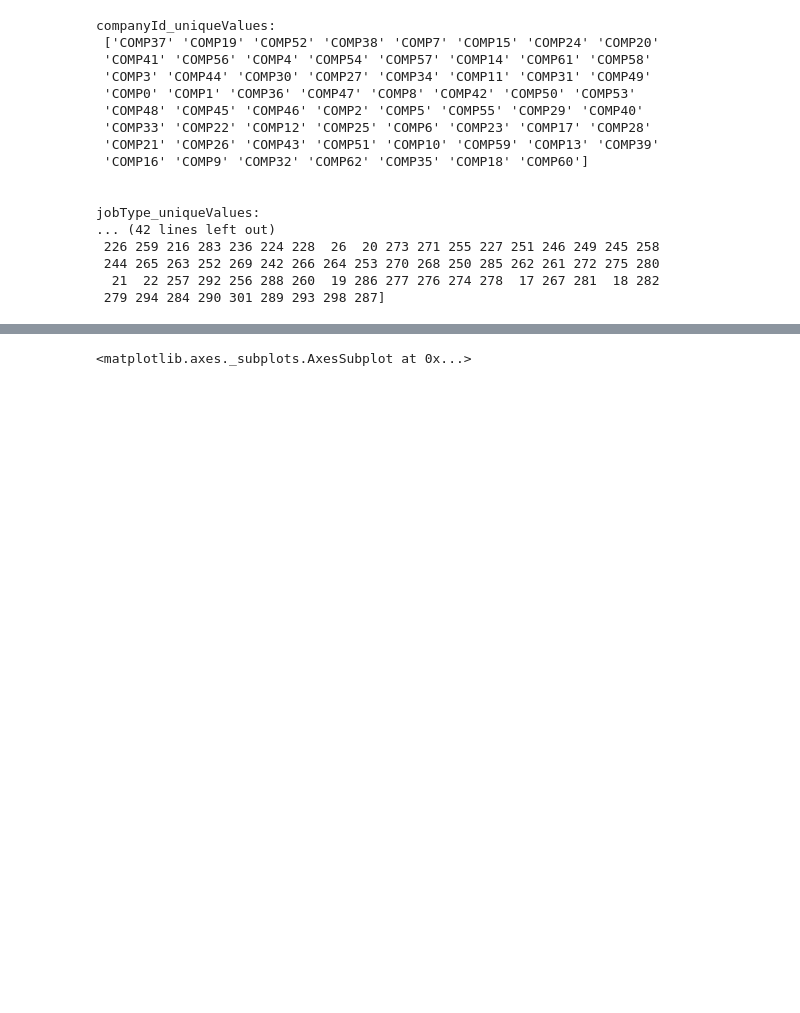
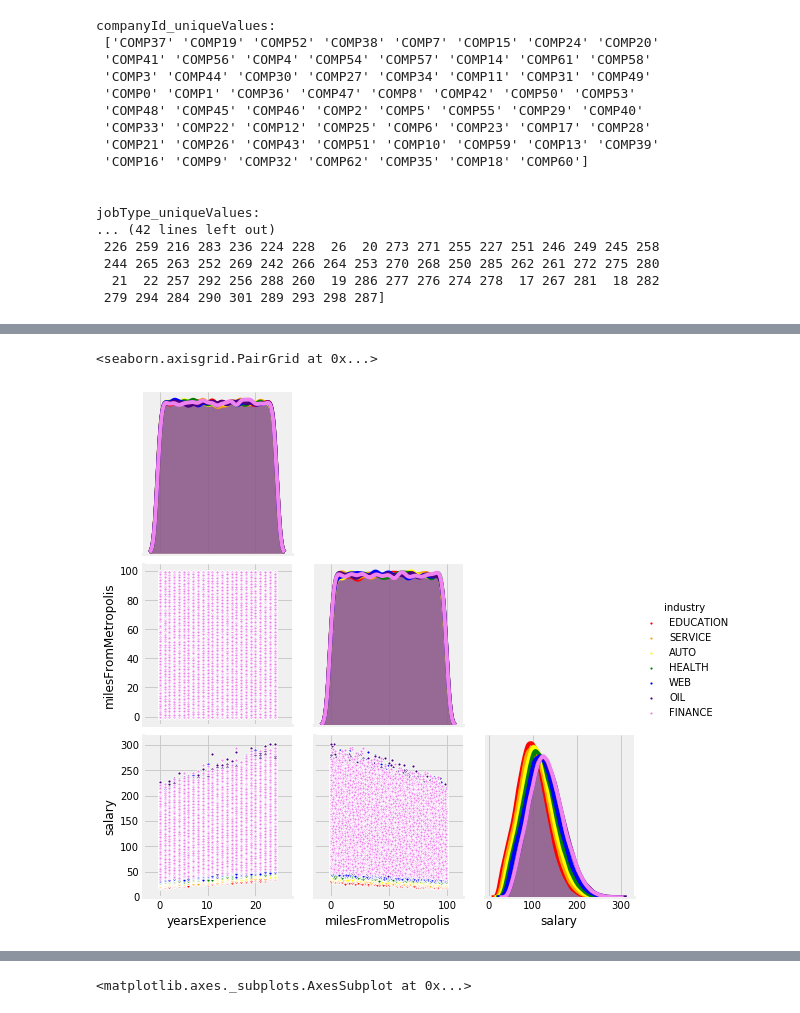
Before and after one commit to Ashur59/salarypredictionportfolio, a Jupyter notebook: Salary Prediction Notebook.ipynb, the cells around one changed output, grey strips where cells are left out. Drawn from its saved outputs; the diff is of its cells as text; code cells hidden in the pictures; blank space fills up the shorter version.

```diff
--- a/Salary Prediction Notebook.ipynb
+++ b/Salary Prediction Notebook.ipynb
@@ -437,0 +445,8 @@ train_data.groupby('milesFromMetropolis')['salary'].describe()
+# %%
+sns.pairplot(train, hue="industry",
+             hue_order=['EDUCATION', 'SERVICE', 'AUTO', 'HEALTH', 'WEB', 'OIL', 'FINANCE'],
+             palette={'EDUCATION':'red', 'SERVICE':'orange', 'AUTO':'yellow', 'HEALTH':'green', 'WEB':'blue', 'OIL':'indigo', 'FINANCE':'violet'},
+             markers='.', corner=True)
+# %% [output]
+<seaborn.axisgrid.PairGrid at 0x...>
+[figure, added]
```
Also changed, not shown: parts of 40 cells of this notebook.
